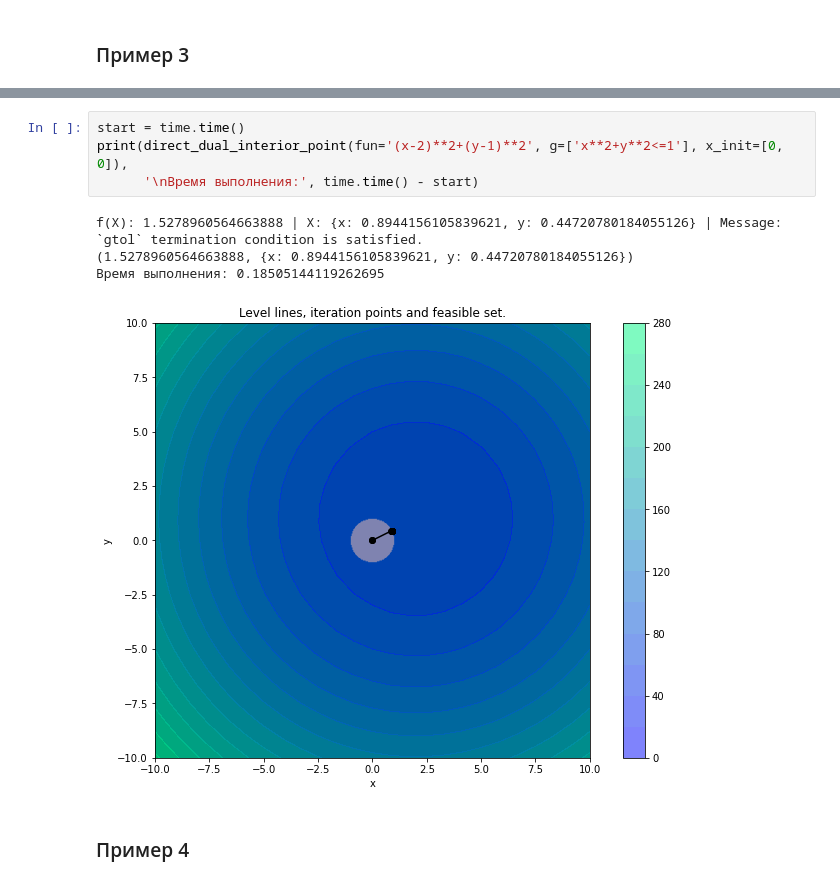
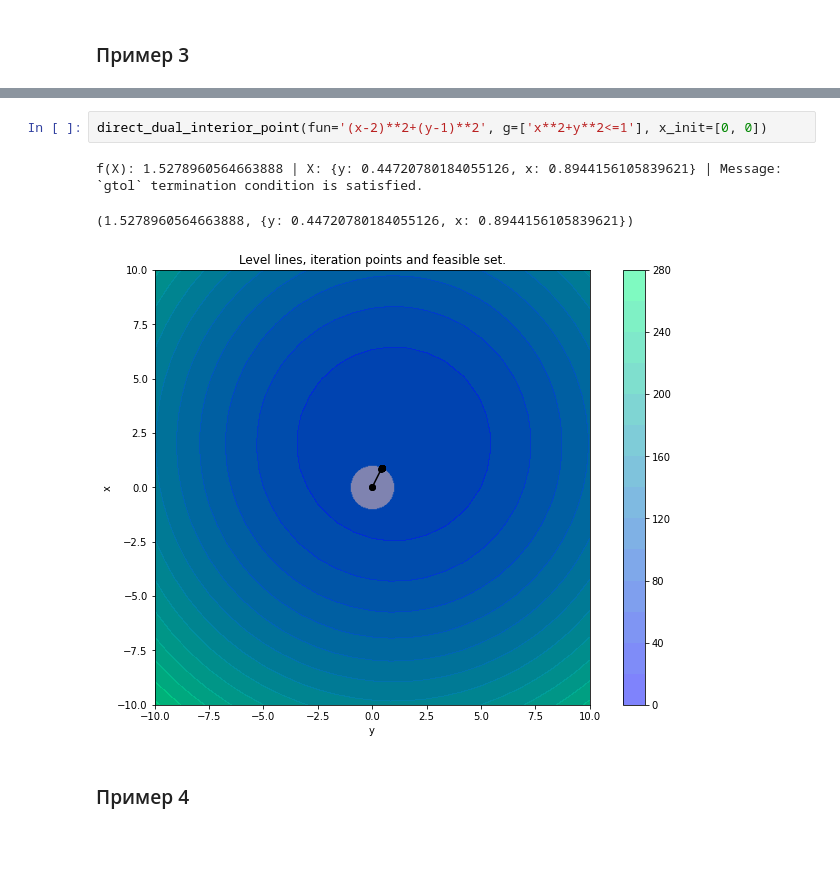
Before and after one commit to M1croZavr/ML_opt, a Jupyter notebook: testing_interiorpoint.ipynb, the cells around one changed output, grey strips where cells are left out. Drawn from its saved outputs; the diff is of its cells as text; blank space fills up the shorter version.

```diff
--- a/testing_interiorpoint.ipynb
+++ b/testing_interiorpoint.ipynb
@@ -41,12 +31,9 @@ f(X): 1.52789578067714 | X: {x: 0.8944157089838354, y: 0.44720785449191786} | Me
 # %%
-start = time.time()
-print(direct_dual_interior_point(fun='(x-2)**2+(y-1)**2', g=['x**2+y**2<=1'], x_init=[0, 0]),
-      '\nВремя выполнения:', time.time() - start)
+direct_dual_interior_point(fun='(x-2)**2+(y-1)**2', g=['x**2+y**2<=1'], x_init=[0, 0])
 # %% [output]
-f(X): 1.5278960564663888 | X: {x: 0.8944156105839621, y: 0.44720780184055126} | Message: `gtol` termination condition is satisfied.
-(1.5278960564663888, {x: 0.8944156105839621, y: 0.44720780184055126})
-Время выполнения: 0.18505144119262695
+f(X): 1.5278960564663888 | X: {y: 0.44720780184055126, x: 0.8944156105839621} | Message: `gtol` termination condition is satisfied.
+(1.5278960564663888, {y: 0.44720780184055126, x: 0.8944156105839621})
-[figure, old version]
+[figure, new version]
 # %% [markdown]
 ### Пример 4
 # %%
```
Also changed, not shown: parts of 6 cells of this notebook.
